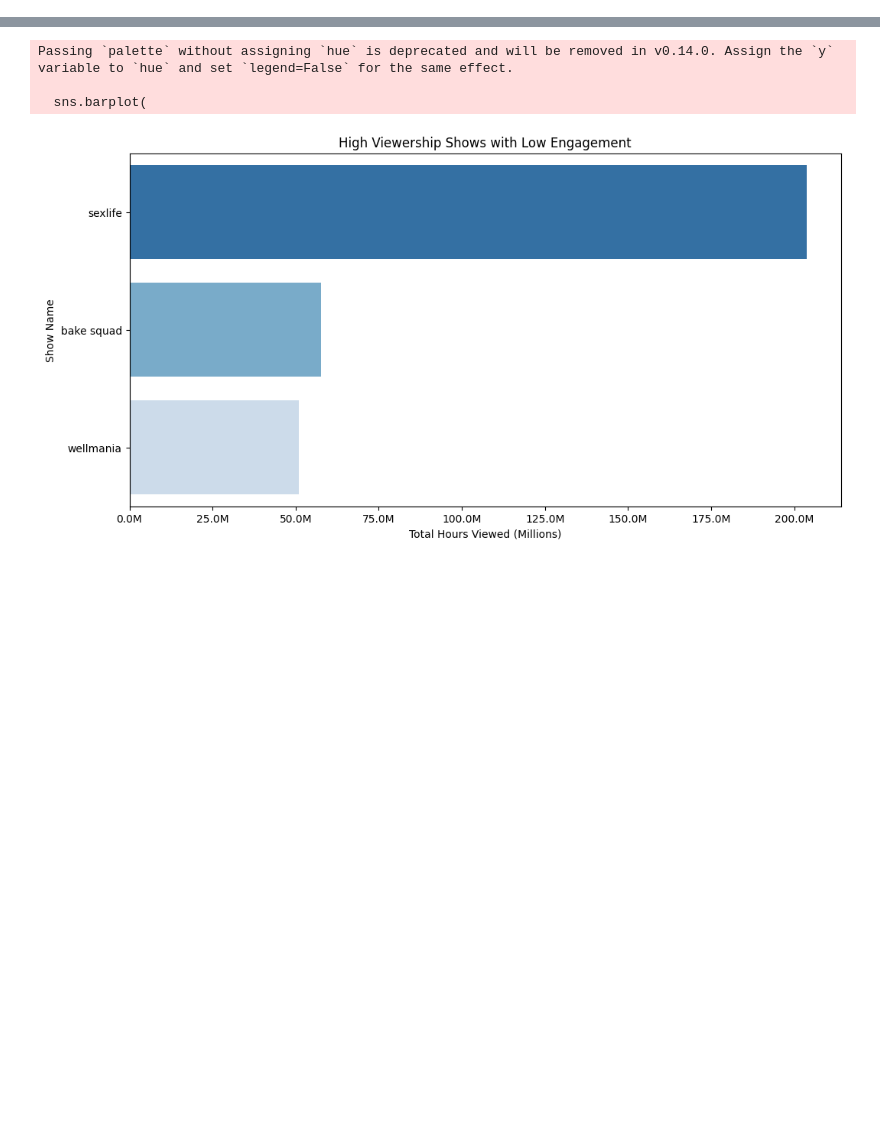
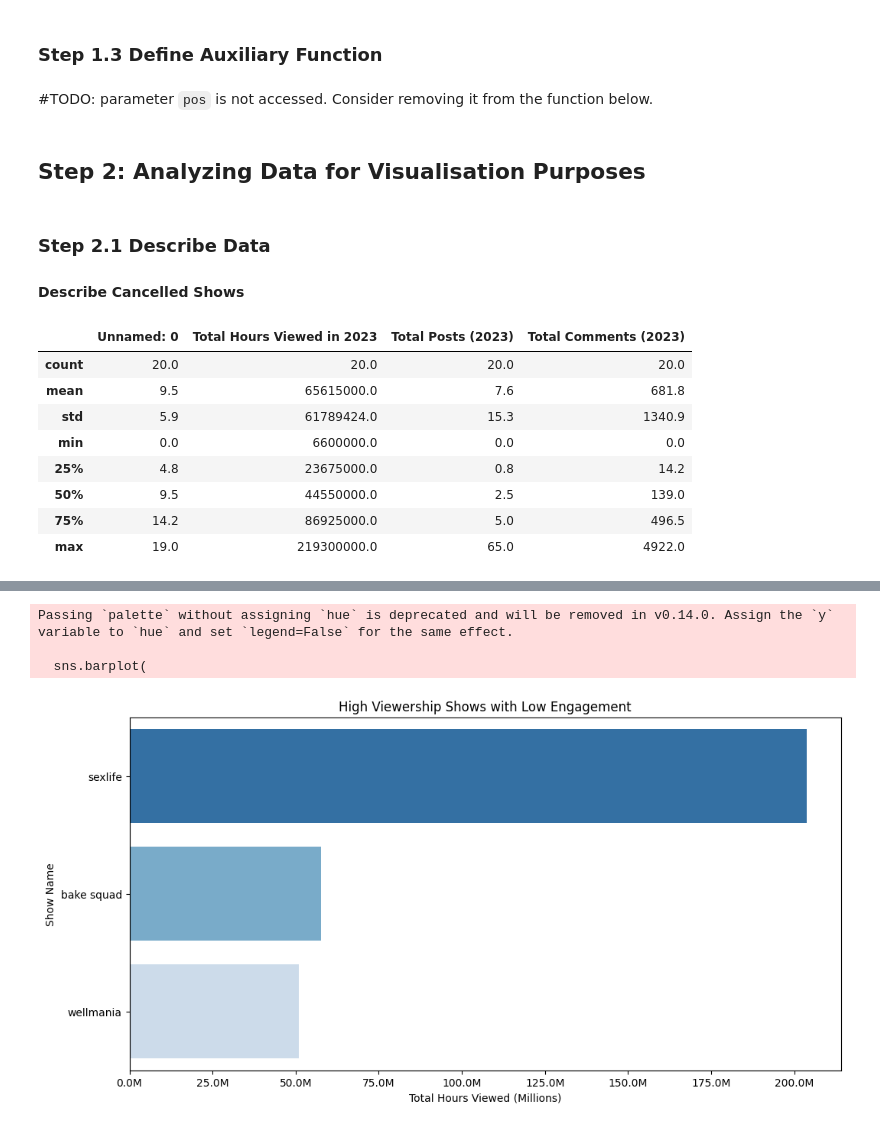
Before and after one commit to einavrobyncohen/DW64, a Jupyter notebook: notebooks/final_analysis.ipynb, the cells around one changed output, grey strips where cells are left out. Saved outputs shown, nothing was run; the diff lists cells and outputs as text; code cells hidden in the pictures; blank space fills up the shorter version.

```diff
--- a/notebooks/final_analysis.ipynb
+++ b/notebooks/final_analysis.ipynb
@@ -182,0 +45,4 @@ for i, metric in enumerate(metrics):
+# %%
+# Define the path and load the aggregated dataset
+aggregated_path = '../output/aggregated.csv'
+aggregated_df = pd.read_csv(aggregated_path)
@@ -182,0 +51,14 @@ for i, metric in enumerate(metrics):
+# %%
+# Split the aggregated dataset into two parts based on the Boolean values
+cancelled_shows = aggregated_df[aggregated_df["Cancelled"] == True]
+non_cancelled_shows = aggregated_df[aggregated_df["Cancelled"] == False]
+
+# Identify the most discussed show
+most_discussed_show = aggregated_df.loc[aggregated_df["Total Comments (2023)"].idxmax()]
+
+# Identify the top 10 shows most mentioned in comments
+top_commented_shows = aggregated_df.sort_values(by="Total Comments (2023)", ascending=False).head(10)
+# %% [markdown]
+### Step 1.3 Define Auxiliary Function
+# %% [markdown]
+#TODO: parameter `pos` is not accessed. Consider removing it from the function below.
@@ -182,0 +71,17 @@ for i, metric in enumerate(metrics):
+# %% [markdown]
+## Step 2: Analyzing Data for Visualisation Purposes
+# %% [markdown]
+### Step 2.1 Describe Data
+#### Describe Cancelled Shows
+# %%
+cancelled_shows.describe().round(1)  #TODO: Make the below look more appealing; added round() for now
+# %% [output]
+|  | Unnamed: 0 | Total Hours Viewed in 2023 | Total Posts (2023) | Total Comments (2023) |
+| count | 20.0 | 20.0 | 20.0 | 20.0 |
+| mean | 9.5 | 65615000.0 | 7.6 | 681.8 |
+| std | 5.9 | 61789424.0 | 15.3 | 1340.9 |
+| min | 0.0 | 6600000.0 | 0.0 | 0.0 |
+| 25% | 4.8 | 23675000.0 | 0.8 | 14.2 |
+| 50% | 9.5 | 44550000.0 | 2.5 | 139.0 |
+| 75% | 14.2 | 86925000.0 | 5.0 | 496.5 |
+| max | 19.0 | 219300000.0 | 65.0 | 4922.0 |
```
Also changed, not shown: parts of 52 cells of this notebook, 1 other file.
